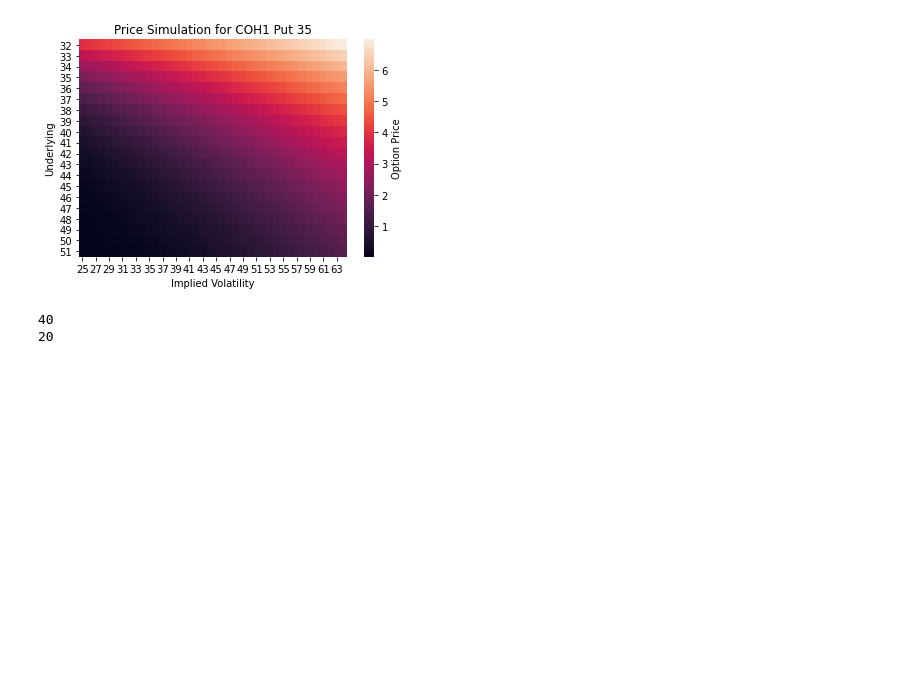
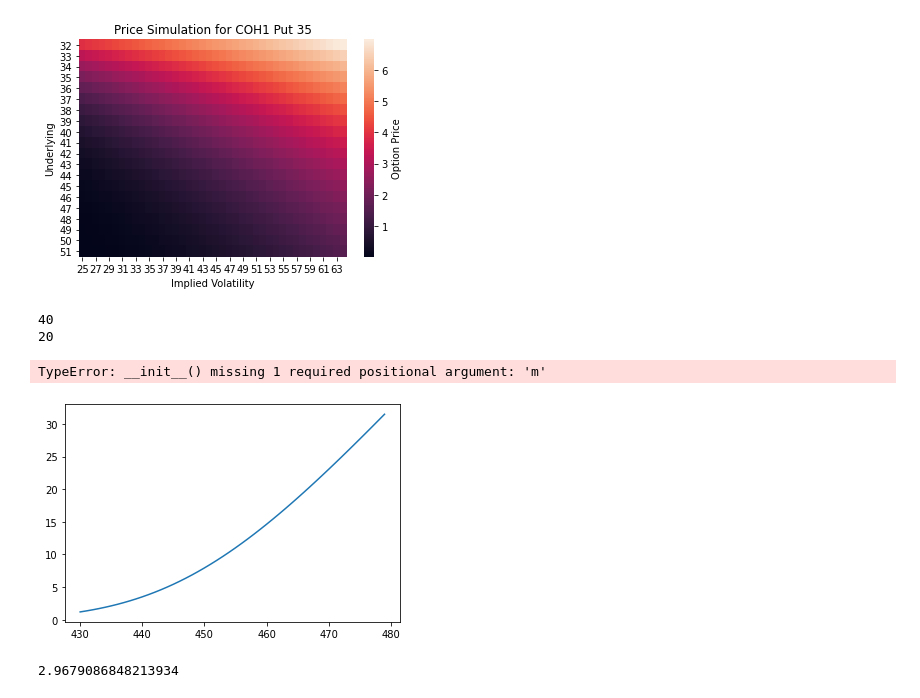
Before and after one commit to rsaouma/CO6_analysis, a Jupyter notebook: full_option_pricer.ipynb, the cells around one changed output. Saved outputs shown, nothing was run; the diff lists cells and outputs as text; code cells hidden in the pictures; blank space fills up the shorter version.

```diff
--- a/full_option_pricer.ipynb
+++ b/full_option_pricer.ipynb
@@ -237,0 +250,43 @@ print(len(list(range(32,52,1))))
+# %%
+ql.UnitedStates
+# %% [output]
+TypeError: __init__() missing 1 required positional argument: 'm'
+# %%
+import QuantLib as ql
+import matplotlib.pyplot as plt
+
+today = ql.Date().todaysDate()
+strike = 450
+maturity= ql.Date(29,9,2023)
+option_type = ql.Option.Call
+payoff = ql.PlainVanillaPayoff(option_type, strike)
+
+europeanExercise = ql.EuropeanExercise(maturity)
+europeanOption = ql.VanillaOption(payoff, europeanExercise)
+
+spot = ql.SimpleQuote(439.97)
+riskFreeTS = ql.YieldTermStructureHandle(ql.FlatForward(today, 0.053, ql.Actual365Fixed()))
+dividend_curve = ql.YieldTermStructureHandle(ql.FlatForward(today, 0.0426, ql.Actual365Fixed()))
+volTS = ql.BlackVolTermStructureHandle(ql.BlackConstantVol(today, ql.NullCalendar(), 0.124, ql.Actual365Fixed()))
+process = ql.BlackScholesProcess(ql.QuoteHandle(spot), riskFreeTS, volTS)
+engine = ql.AnalyticEuropeanEngine(process)
+europeanOption.setPricingEngine(engine)
+europeanOption.NPV()
+
+prices = []
+for n in range(430,480):
+    spot.setValue(n)
+    prices.append(europeanOption.NPV())
+
+plt.plot(range(430,480), prices);
+
+process_1 = ql.BlackScholesMertonProcess(ql.QuoteHandle(spot), dividend_curve, riskFreeTS, volTS)
+engine_2 = ql.AnalyticEuropeanEngine(process_1)
+# %% [output]
+[figure, added]
+# %%
+spot.setValue(439.97)
+europeanOption.setPricingEngine(engine_2)
+europeanOption.NPV()
+# %% [output]
+2.9679086848213934
```
Also changed, not shown: parts of 3 cells of this notebook, 29 other files.
